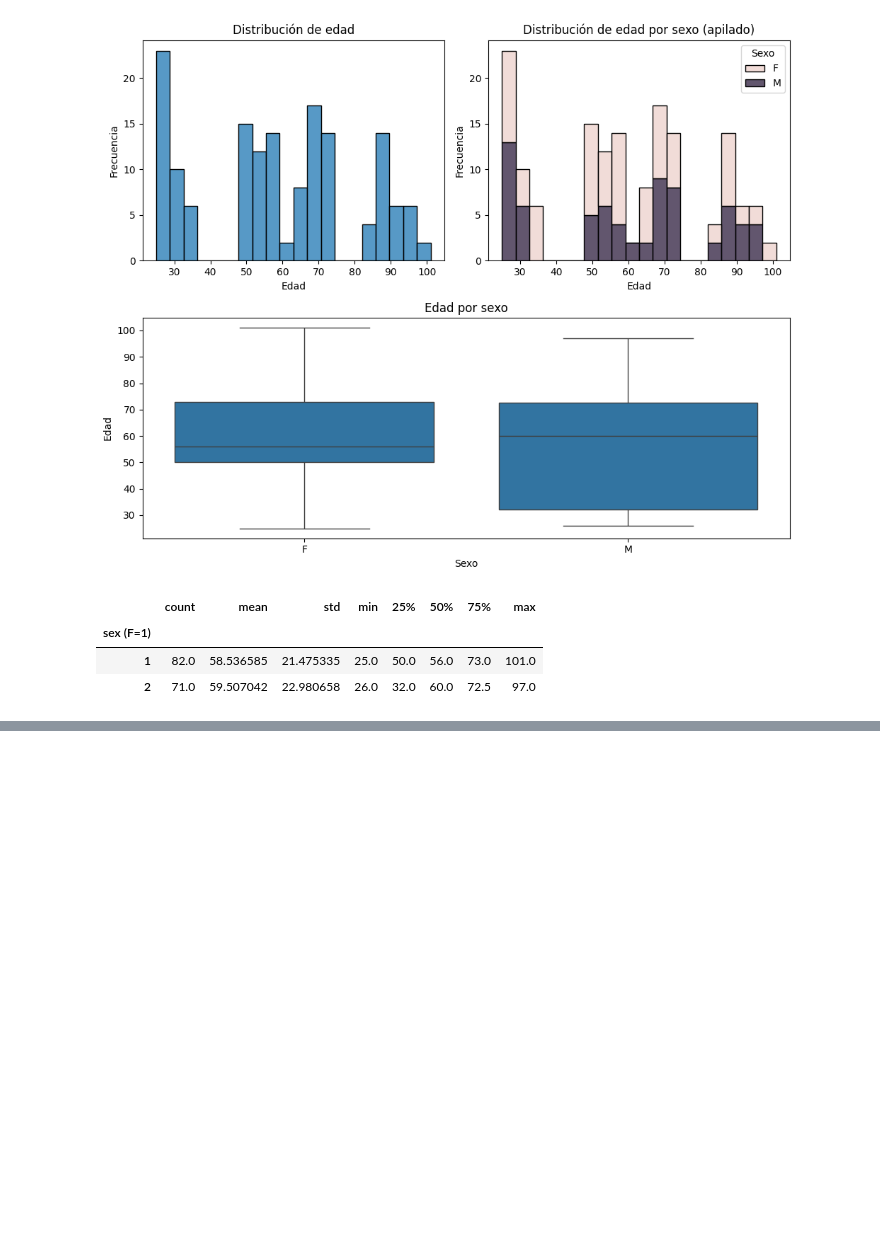
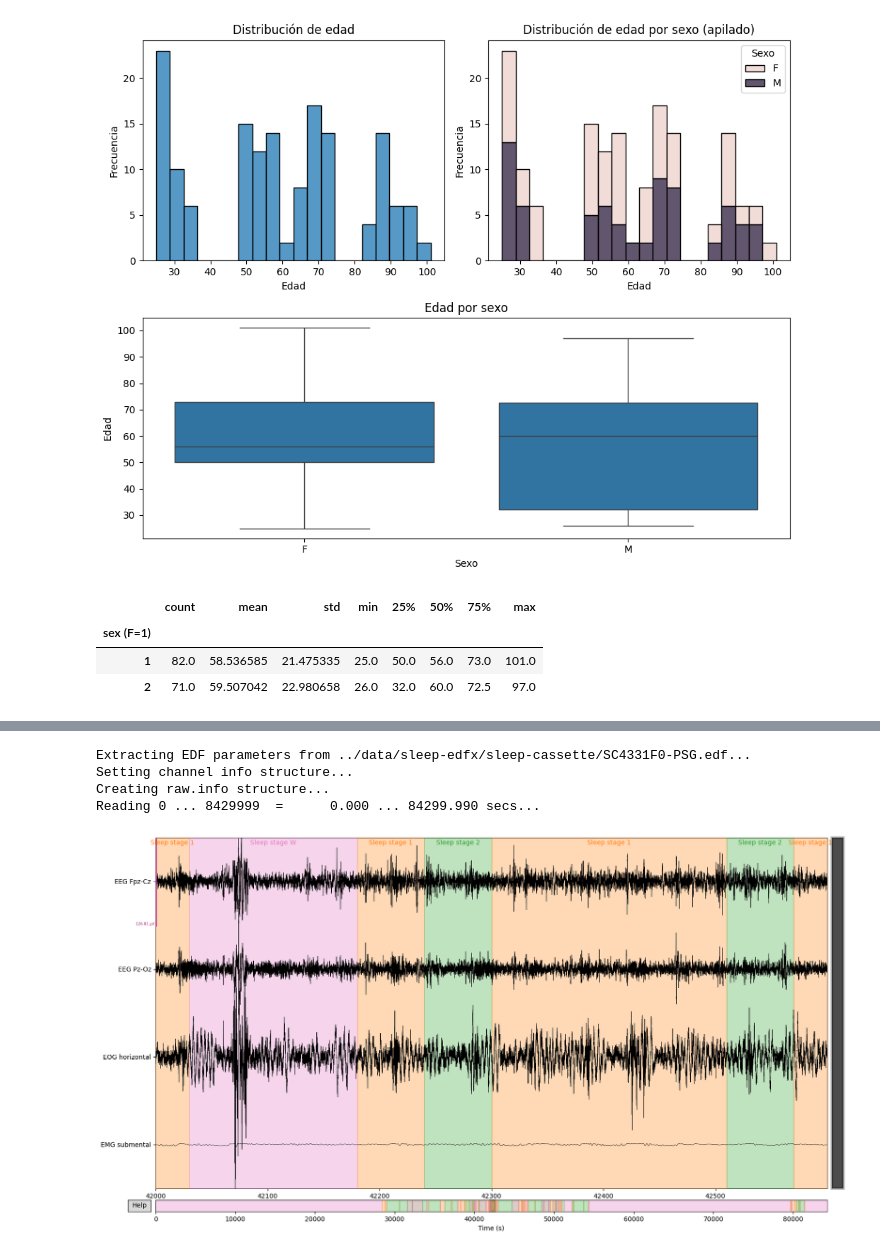
Before and after one commit to dosuna17/proyecto-despliegue-de-soluciones-G10, a Jupyter notebook: notebooks/01_EDA.ipynb, the cells around one changed output, grey strips where cells are left out. Drawn from its saved outputs; the diff is of its cells as text; code cells hidden in the pictures; blank space fills up the shorter version.

```diff
--- a/notebooks/01_EDA.ipynb
+++ b/notebooks/01_EDA.ipynb
@@ -603,0 +330,29 @@ Por medio del EDA inicial se puede concluir lo siguiente:
+# %%
+psg_file_3 = "SC4331F0-PSG.edf"
+hypnogram_file_3 = "SC4331FV-Hypnogram.edf"
+
+raw_3 = mne.io.read_raw_edf(psg_path + psg_file_3, preload=True)
+annot_3 = mne.read_annotations(psg_path + hypnogram_file_3)
+raw_3.set_annotations(annot_3, emit_warning=False)
+
+inicio = 700 * 60
+duracion = 10 * 60
+
+fig = raw_3.plot(
+    start=inicio,
+    duration=duracion,
+    picks=channels_to_use,
+    scalings="auto",
+    show=False,
+    block=False
+)
+
+fig.set_size_inches(16, 9)
+
+plt.show(block=True)
+# %% [output]
+Extracting EDF parameters from ../data/sleep-edfx/sleep-cassette/SC4331F0-PSG.edf...
+Setting channel info structure...
+Creating raw.info structure...
+Reading 0 ... 8429999  =      0.000 ... 84299.990 secs...
+[figure, added]
```
Also changed, not shown: parts of 68 cells of this notebook.
